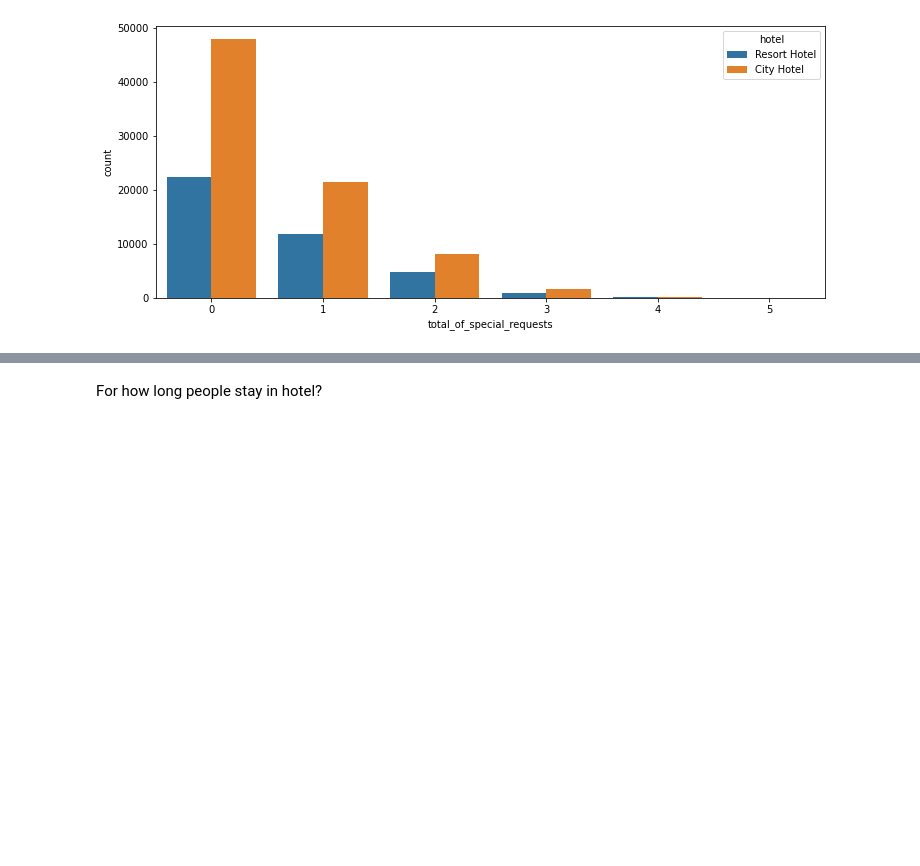
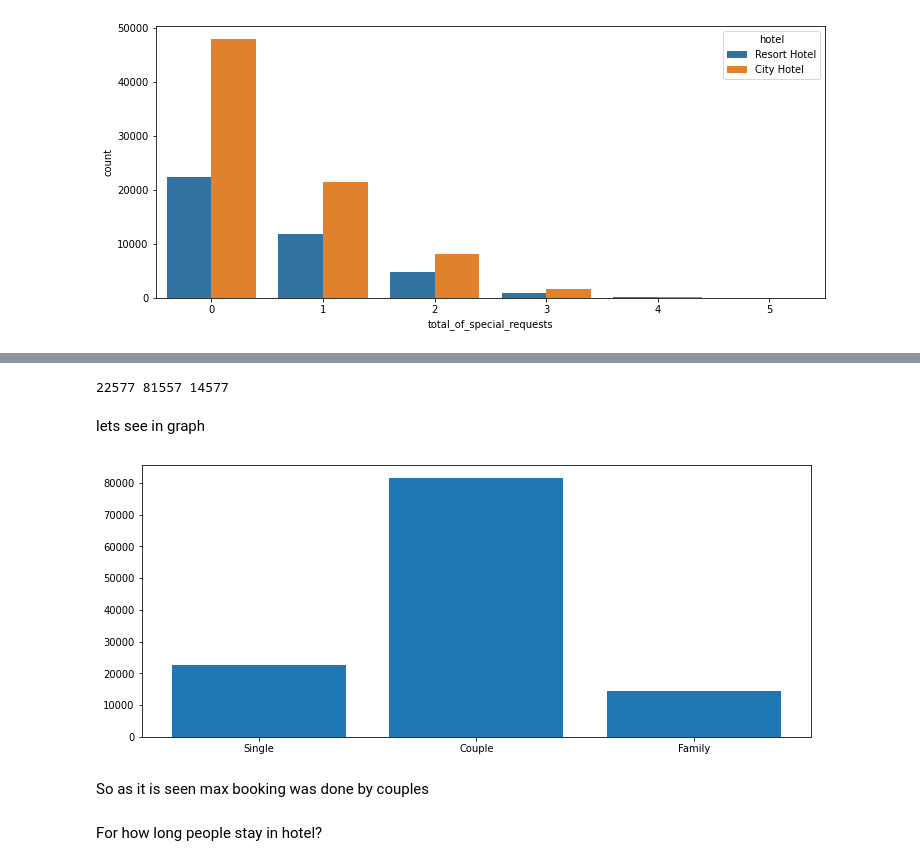
Before and after one commit to kiran2424/hotel-booking-data-analysis, a Jupyter notebook: Copy_of_Hotel_Booking_Analysis_Capstone_Project.ipynb, the cells around one changed output, grey strips where cells are left out. Cells and saved outputs as stored; diff of their text form; code cells hidden in the pictures; blank space fills up the shorter version.

```diff
--- a/Copy_of_Hotel_Booking_Analysis_Capstone_Project.ipynb
+++ b/Copy_of_Hotel_Booking_Analysis_Capstone_Project.ipynb
@@ -365,3 +401,21 @@ So the probability of 0 special guest is highest
+# %%
+Single   = df_data[(df_data.adults==1) & (df_data.children==0) & (df_data.babies==0)]
+Couple   = df_data[(df_data.adults==2) & (df_data.children==0) & (df_data.babies==0)]
+Family   = df_data[df_data.adults + df_data.children + df_data.babies > 2]
+print(Single.shape[0], Couple.shape[0], Family.shape[0])
+# %% [output]
+22577 81557 14577
+# %% [markdown]
+lets see in graph
+# %%
+Name=['Single','Couple','Family']
+Total=[Single.shape[0], Couple.shape[0], Family.shape[0]]
+plt.bar(Name,Total)
+plt.show()
+# %% [output]
+[figure, added]
+# %% [markdown]
+So as it is seen max booking was done by couples
 # %% [markdown]
 For how long people stay in hotel?
 # %%
```
Also changed, not shown: parts of 7 cells of this notebook.
